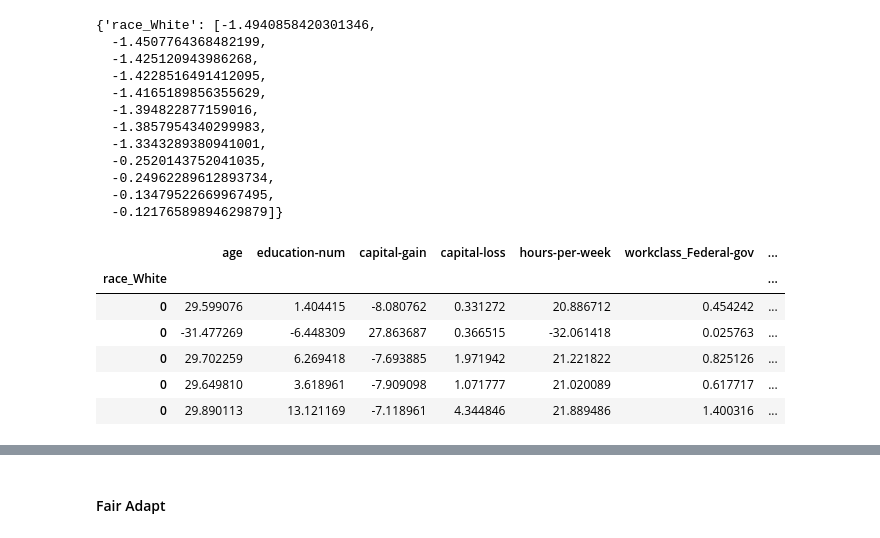
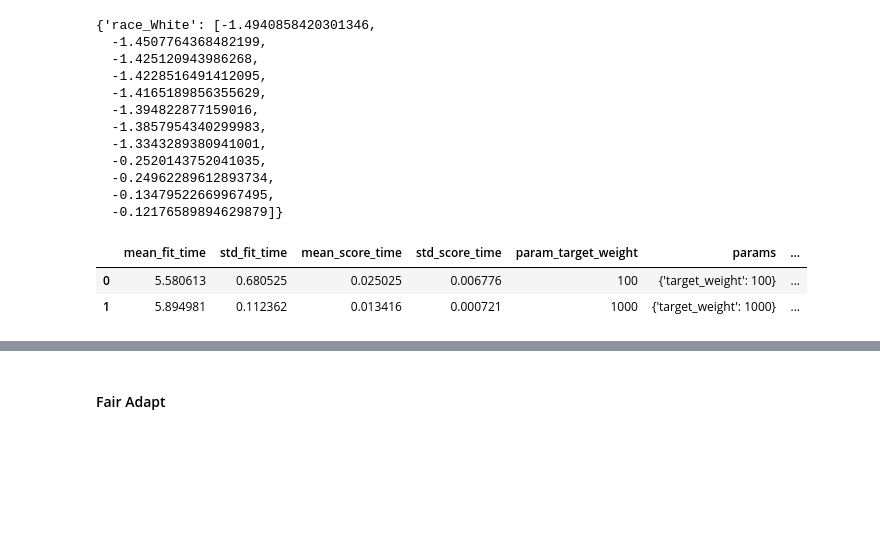
Before and after one commit to mkleinegger/evaluation-bias-detection-and-mitigation, a Jupyter notebook: multiple_runs.ipynb, the cells around one changed output, grey strips where cells are left out. Saved outputs shown, nothing was run; the diff lists cells and outputs as text; code cells hidden in the pictures; blank space fills up the shorter version.

```diff
--- a/multiple_runs.ipynb
+++ b/multiple_runs.ipynb
@@ -333,7 +177,7 @@ df_train_pred["income-predicted"] = y_pred
 # %% [markdown]
 ## Fairness Evaluation
 # %%
-features_4_scanning = nominal_features + ordinal_features
+features_4_scanning = nominal_features + ordinal_features + ratio_features
 # %%
 def print_report(data, subset):
     """Utility function to pretty-print the subsets."""
@@ -759,7 +536,7 @@ Accuracy = 84.13%
 # %%
 y_pred = model.predict(X_train)
 metrics = calculate_fairness_metrics(
-    df_train_bias, y_pred, target, list(scanned_subset.keys()), (1, 1, 1, 1)
+    df_train_bias[target], y_pred, list(privileged_subset[0].keys()), (1, 1, 1, 1)
 )
 metrics
 # %% [output]
@@ -929,5 +823,5 @@ RW = Reweighing(
     unprivileged_groups=unprivileged_groups, privileged_groups=privileged_groups
 )
 
-RW.fit(df__)
-dataset_transf_train = RW.transform(df__)
+RW.fit(dataset_orig)
+dataset_transf = RW.transform(dataset_orig)
@@ -972,0 +828,9 @@ add_row(
+# %%
+clf = LogisticRegression(verbose=False, max_iter=1250, random_state=random_state)
+clf.fit(
+    X_train,
+    y_train,
+    sample_weight=dataset_transf.instance_weights,
+)
+y_pred = clf.predict(X_test)
+describe_model(y_test, y_pred)
@@ -1283,19 +1363,60 @@ scanned_subset
 # %%
 X_train2 = grid.transform(X_train_encoded)
 X_test2 = grid.transform(X_test_encoded)
 
 X_train2 = create_dataset(X_train2, list(scanned_subset.keys()), list(scanned_subset.values()))
 X_test2 = create_dataset(X_test2, list(scanned_subset.keys()), list(scanned_subset.values()))
 
-X_train2.index = y_train.index = pd.MultiIndex.from_arrays(X_train2.index.codes, names=X_train2.index.names)
-X_test2.index = y_test.index = pd.MultiIndex.from_arrays(X_test2.index.codes, names=X_test2.index.names)
+y_train.index = X_train2.index
+y_test.index = X_test2.index
 y_train = pd.Series(y_train.factorize(sort=True)[0], index=y_train.index, name=y_train.name)
 y_test = pd.Series(y_test.factorize(sort=True)[0], index=y_test.index, name=y_test.name)
+
+from sklearn import metrics as skm
+
+
+def discrimination(y_true, y_pred):
+    return abs(
+        statistical_parity_difference(
+            y_true,
+            y_pred,
+            prot_attr=list(scanned_subset.keys()),
+            priv_group=(1),
+        )
+    )
+
+
+def delta(y_true, y_pred, use_bal_acc=False):
+    if use_bal_acc:
+        return balanced_accuracy_score(
+            y_true, y_pred
+        )
+    else:
+        return accuracy_score(y_true, y_pred) - discrimination(y_true, y_pred)
+
+
+min_disc = make_scorer(
+    statistical_parity_difference,
+    prot_attr=list(scanned_subset.keys()),
+    priv_group=(1),
+)
+max_delta = make_scorer(delta, use_bal_acc=False)
+
+lfr = LearnedFairRepresentations(
+    list(scanned_subset.keys()), n_prototypes=25, max_iter=100, random_state=random_state
+)
+params = {
+    #"reconstruct_weight": [1e-2, 1e-3, 1e-4],
+    "target_weight": [100, 1000],
+    #"fairness_weight": [0, 100, 1000],
+}
+
+grid = GridSearchCV(lfr, params, scoring=max_delta, cv=3, n_jobs=-1).fit(
+    X_train2, y_train
+)
+res = pd.DataFrame(grid.cv_results_)
+res
 # %% [output]
-|  | age | education-num | capital-gain | capital-loss | hours-per-week | workclass_Federal-gov | ... |
-| race_White |  |  |  |  |  |  | ... |
-| 0 | 29.599076 | 1.404415 | -8.080762 | 0.331272 | 20.886712 | 0.454242 | ... |
-| 0 | -31.477269 | -6.448309 | 27.863687 | 0.366515 | -32.061418 | 0.025763 | ... |
-| 0 | 29.702259 | 6.269418 | -7.693885 | 1.971942 | 21.221822 | 0.825126 | ... |
-| 0 | 29.649810 | 3.618961 | -7.909098 | 1.071777 | 21.020089 | 0.617717 | ... |
-| 0 | 29.890113 | 13.121169 | -7.118961 | 4.344846 | 21.889486 | 1.400316 | ... |
+|  | mean_fit_time | std_fit_time | mean_score_time | std_score_time | param_target_weight | params | ... |
+| 0 | 5.580613 | 0.680525 | 0.025025 | 0.006776 | 100 | {'target_weight': 100} | ... |
+| 1 | 5.894981 | 0.112362 | 0.013416 | 0.000721 | 1000 | {'target_weight': 1000} | ... |
```
Also changed, not shown: parts of 77 cells of this notebook, 1 other file.
